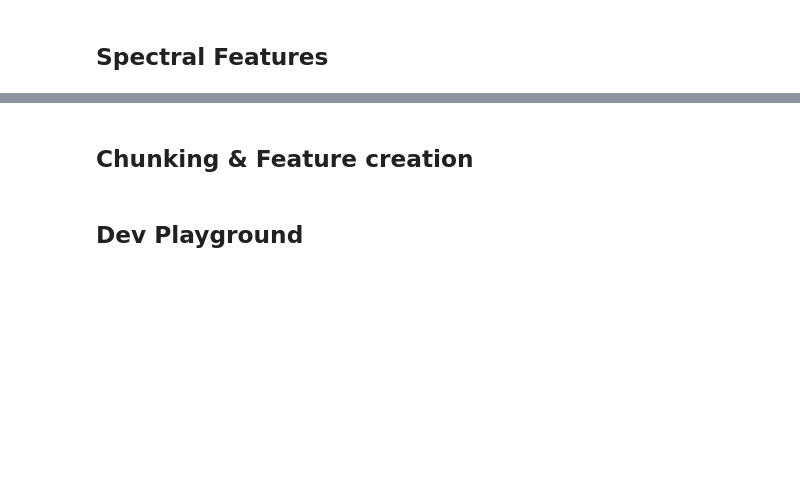
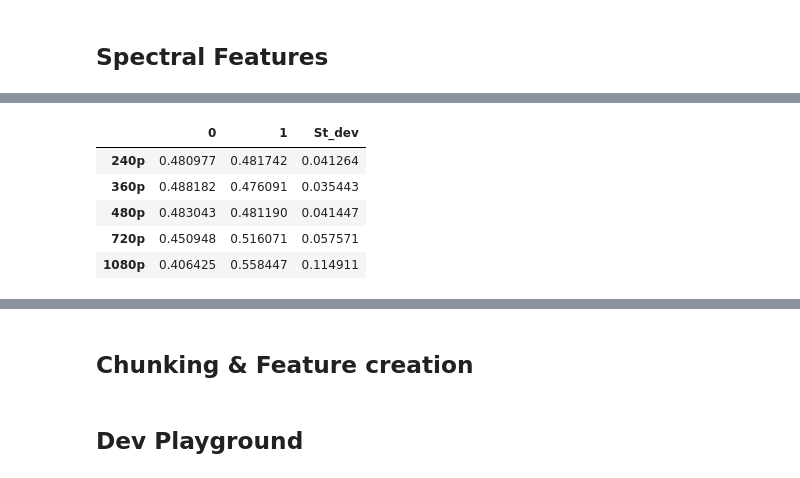
Before and after one commit to stephdoan/ResRecovery, a Jupyter notebook: notebooks/Feature_Engineering.ipynb, the cells around one changed output, grey strips where cells are left out. Cells and saved outputs as stored; diff of their text form; code cells hidden in the pictures; blank space fills up the shorter version.

```diff
--- a/notebooks/Feature_Engineering.ipynb
+++ b/notebooks/Feature_Engineering.ipynb
@@ -274,0 +251,32 @@ array([0.22399455, 0.33078182, 0.38063741])
+# %%
+bins = 3
+pxx_den_240 = [power_density(df, bins) for df in resample_240]
+pxx_den_360 = [power_density(df, bins) for df in resample_360]
+pxx_den_480 = [power_density(df, bins) for df in resample_480]
+pxx_den_720 = [power_density(df, bins) for df in resample_720]
+pxx_den_1080 = [power_density(df, bins) for df in resample_1080]
+
+pxx_den_df = pd.DataFrame({
+  "240p": np.mean(pxx_den_240, axis=0),
+  "360p": np.mean(pxx_den_360, axis=0),
+  "480p": np.mean(pxx_den_480, axis=0),
+  "720p": np.mean(pxx_den_720, axis=0),
+  "1080p": np.mean(pxx_den_1080, axis=0)
+}).T
+
+#pxx_den_df.columns = ['[-.001, .086)', '[.086, .172)', '[.172, .259)']
+pxx_den_df['St_dev'] = [
+  np.mean(np.std(pxx_den_240, axis=1)),
+  np.mean(np.std(pxx_den_360, axis=1)),
+  np.mean(np.std(pxx_den_480, axis=1)),
+  np.mean(np.std(pxx_den_720, axis=1)),
+  np.mean(np.std(pxx_den_1080, axis=1))]
+
+pxx_den_df
+# %% [output]
+|  | 0 | 1 | St_dev |
+| 240p | 0.480977 | 0.481742 | 0.041264 |
+| 360p | 0.488182 | 0.476091 | 0.035443 |
+| 480p | 0.483043 | 0.481190 | 0.041447 |
+| 720p | 0.450948 | 0.516071 | 0.057571 |
+| 1080p | 0.406425 | 0.558447 | 0.114911 |
```
Also changed, not shown: parts of 60 cells of this notebook, 6 other files.
